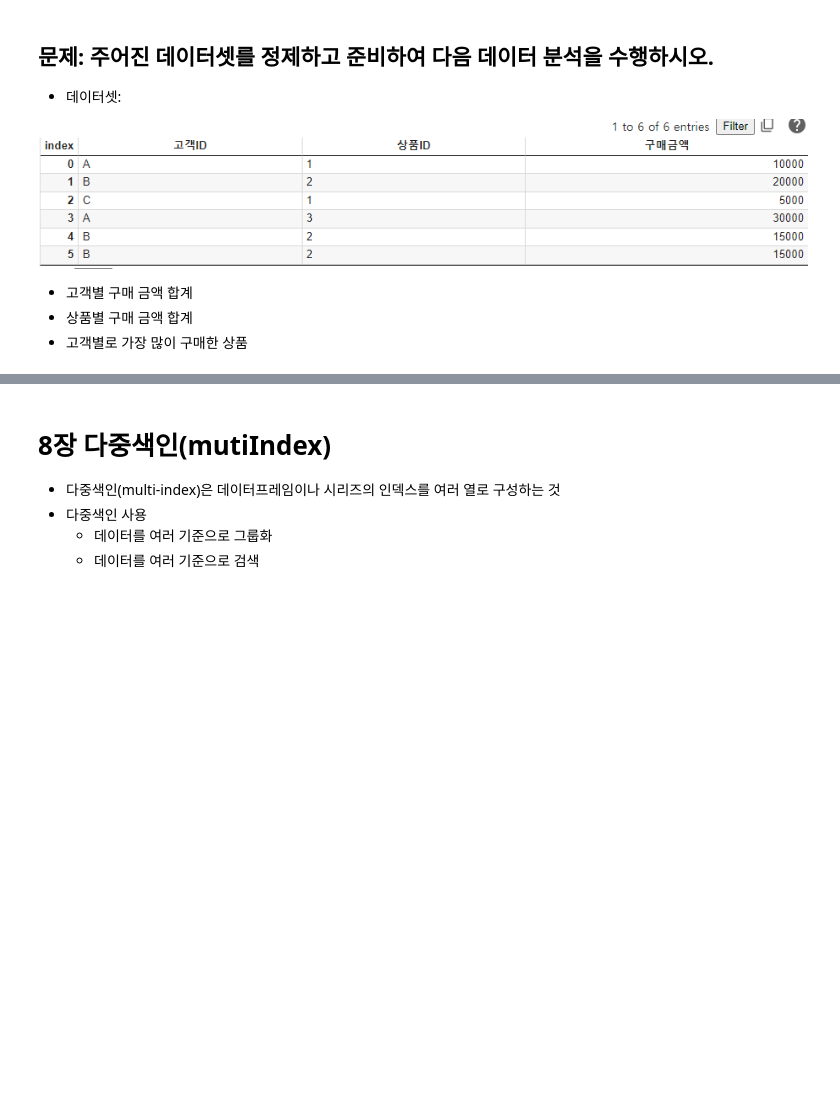
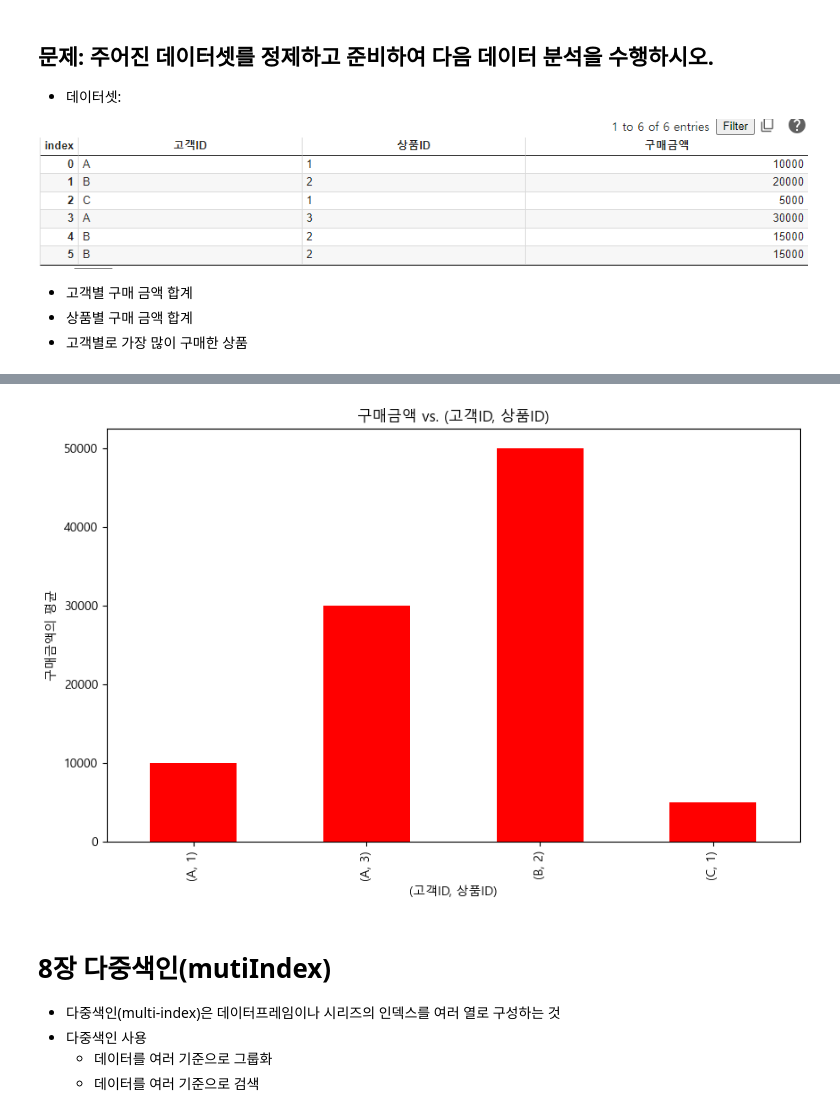
Before and after one commit to novoodi/python_basic_2, a Jupyter notebook: data_analysis_05_01_class.ipynb, the cells around one changed output, grey strips where cells are left out. Saved outputs shown, nothing was run; the diff lists cells and outputs as text; code cells hidden in the pictures; blank space fills up the shorter version.

```diff
--- a/data_analysis_05_01_class.ipynb
+++ b/data_analysis_05_01_class.ipynb
@@ -193,3 +220,14 @@ df2
+# %%
+# 6) 고객ID와 상품ID를 기준으로 그룹화하여 구매금액의 합계를 계산하고 시각화하기
+result = round(df1.groupby(["고객ID","상품ID"])["구매 금액"].sum())
+result.plot.bar()
+result.plot(kind = "bar", color = "re")
+plt.title("구매금액 vs. (고객ID, 상품ID)") ## 이름 만들기
+plt.ylabel("구매금액의 평균")
+plt.xlabel("(고객ID, 상품ID)")
+plt.show()
+# %% [output]
+[figure, added]
 # %% [markdown]
 # 8장 다중색인(mutiIndex)
 * 다중색인(multi-index)은 데이터프레임이나 시리즈의 인덱스를 여러 열로 구성하는 것
```
Also changed, not shown: parts of 28 cells of this notebook.
